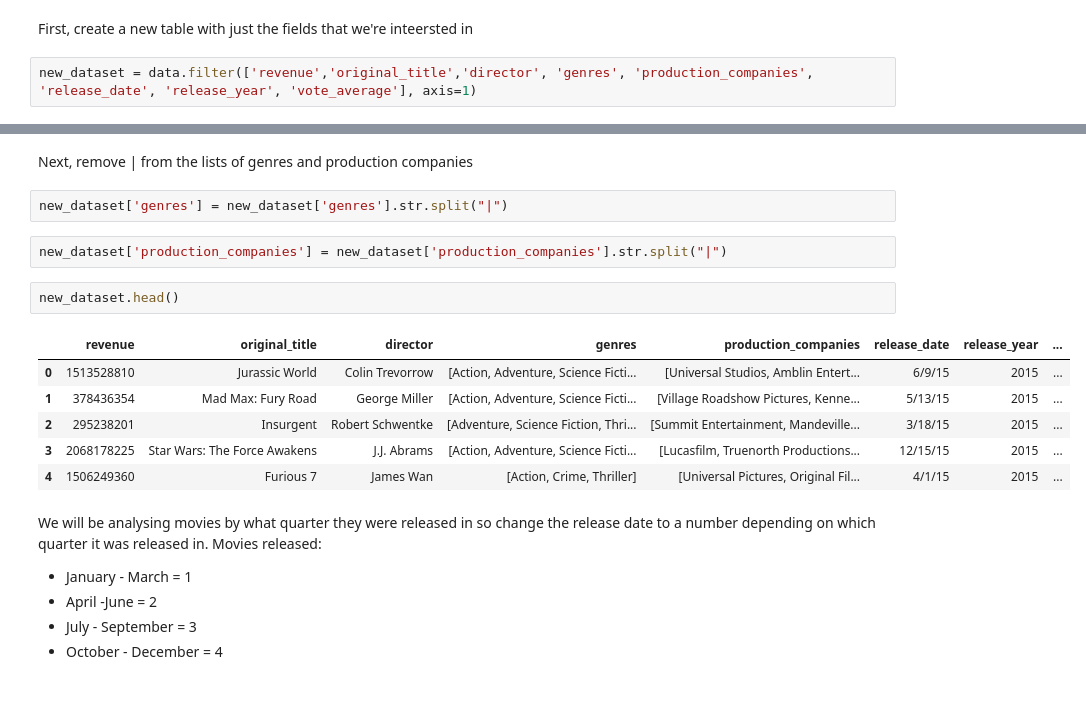
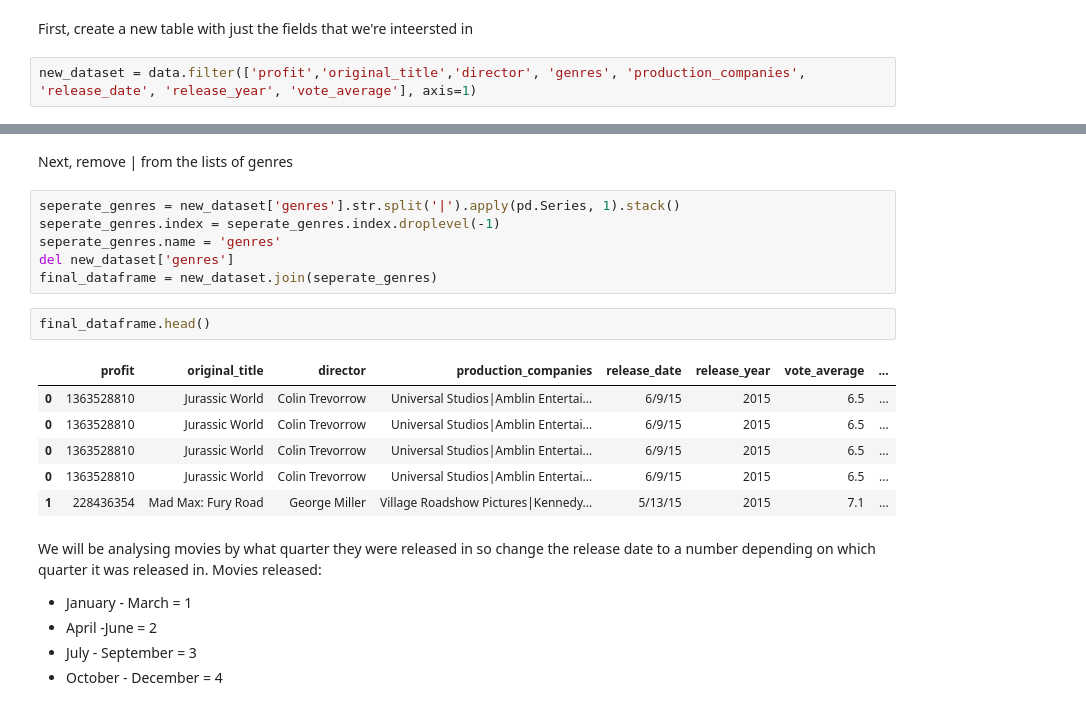
Before and after one commit to sian-nadin/Investigate-movie-genres, a Jupyter notebook: investigate-a-dataset-template.ipynb, the cells around one changed output, grey strips where cells are left out. Drawn from its saved outputs; the diff is of its cells as text.

```diff
--- a/investigate-a-dataset-template.ipynb
+++ b/investigate-a-dataset-template.ipynb
@@ -84,7 +93,7 @@ First, take a quick look at the data above to see if we need to clean or trim an
 # %% [markdown]
 First, create a new table with just the fields that we're inteersted in
 # %%
-new_dataset = data.filter(['revenue','original_title','director', 'genres', 'production_companies', 'release_date', 'release_year', 'vote_average'], axis=1)
+new_dataset = data.filter(['profit','original_title','director', 'genres', 'production_companies', 'release_date', 'release_year', 'vote_average'], axis=1)
 # %%
 new_dataset.head()
 # %% [output]
@@ -97,18 +106,20 @@ new_dataset.head()
 # %% [markdown]
-Next, remove | from the lists of genres and production companies
+Next, remove | from the lists of genres
-# %%
-new_dataset['genres'] = new_dataset['genres'].str.split("|")
-# %%
-new_dataset['production_companies'] = new_dataset['production_companies'].str.split("|")
+# %%
+seperate_genres = new_dataset['genres'].str.split('|').apply(pd.Series, 1).stack()
+seperate_genres.index = seperate_genres.index.droplevel(-1)
+seperate_genres.name = 'genres'
+del new_dataset['genres']
+final_dataframe = new_dataset.join(seperate_genres)
 # %%
-new_dataset.head()
+final_dataframe.head()
 # %% [output]
-|  | revenue | original_title | director | genres | production_companies | release_date | release_year | ... |
-| 0 | 1513528810 | Jurassic World | Colin Trevorrow | [Action, Adventure, Science Ficti... | [Universal Studios, Amblin Entert... | 6/9/15 | 2015 | ... |
-| 1 | 378436354 | Mad Max: Fury Road | George Miller | [Action, Adventure, Science Ficti... | [Village Roadshow Pictures, Kenne... | 5/13/15 | 2015 | ... |
-| 2 | 295238201 | Insurgent | Robert Schwentke | [Adventure, Science Fiction, Thri... | [Summit Entertainment, Mandeville... | 3/18/15 | 2015 | ... |
-| 3 | 2068178225 | Star Wars: The Force Awakens | J.J. Abrams | [Action, Adventure, Science Ficti... | [Lucasfilm, Truenorth Productions... | 12/15/15 | 2015 | ... |
-| 4 | 1506249360 | Furious 7 | James Wan | [Action, Crime, Thriller] | [Universal Pictures, Original Fil... | 4/1/15 | 2015 | ... |
+|  | profit | original_title | director | production_companies | release_date | release_year | vote_average | ... |
+| 0 | 1363528810 | Jurassic World | Colin Trevorrow | Universal Studios|Amblin Entertai... | 6/9/15 | 2015 | 6.5 | ... |
+| 0 | 1363528810 | Jurassic World | Colin Trevorrow | Universal Studios|Amblin Entertai... | 6/9/15 | 2015 | 6.5 | ... |
+| 0 | 1363528810 | Jurassic World | Colin Trevorrow | Universal Studios|Amblin Entertai... | 6/9/15 | 2015 | 6.5 | ... |
+| 0 | 1363528810 | Jurassic World | Colin Trevorrow | Universal Studios|Amblin Entertai... | 6/9/15 | 2015 | 6.5 | ... |
+| 1 | 228436354 | Mad Max: Fury Road | George Miller | Village Roadshow Pictures|Kennedy... | 5/13/15 | 2015 | 7.1 | ... |
 # %% [markdown]
 We will be analysing movies by what quarter they were released in so change the release date to a number depending on which quarter it was released in.
 Movies released:
```
Also changed, not shown: parts of 35 cells of this notebook.
